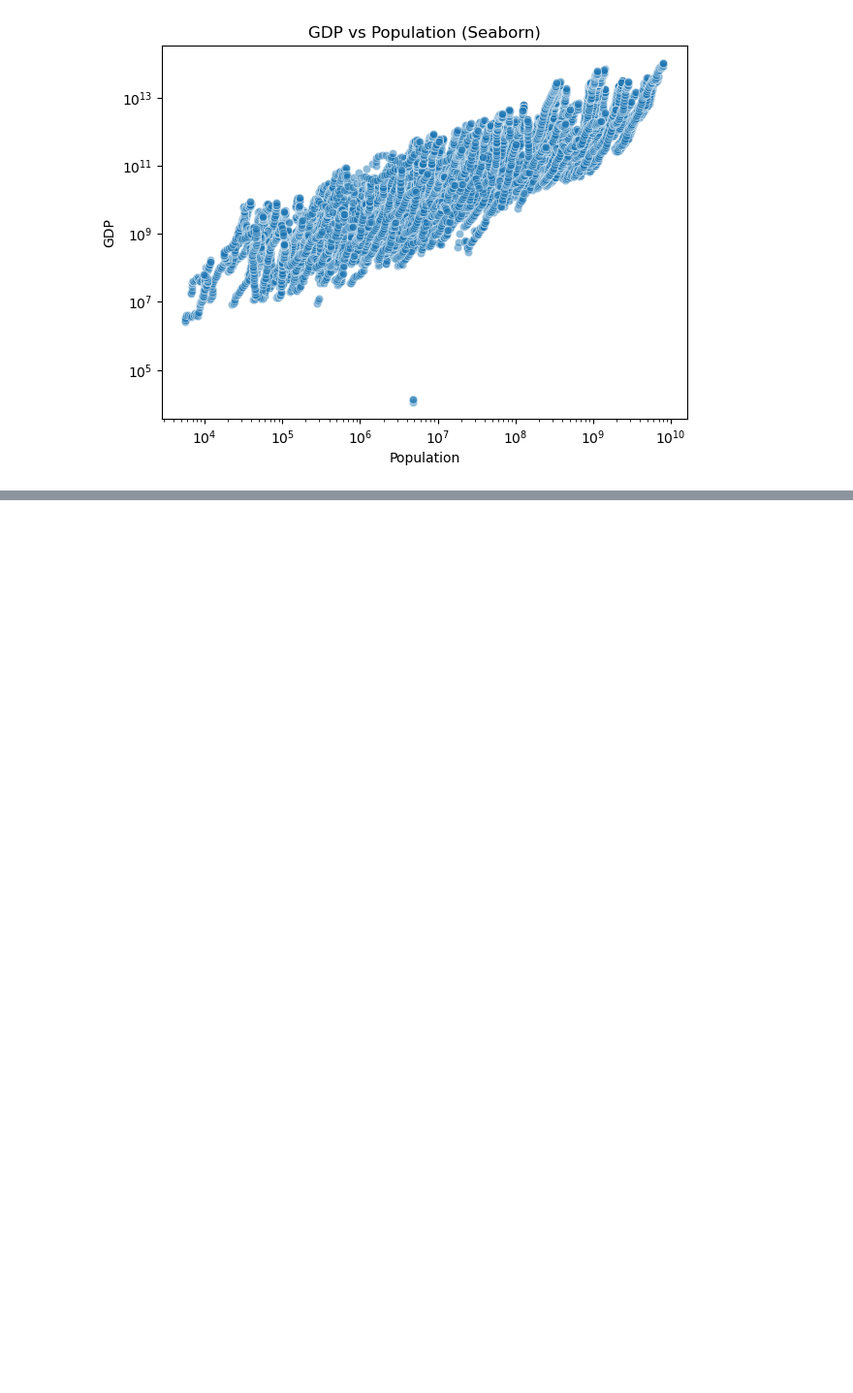
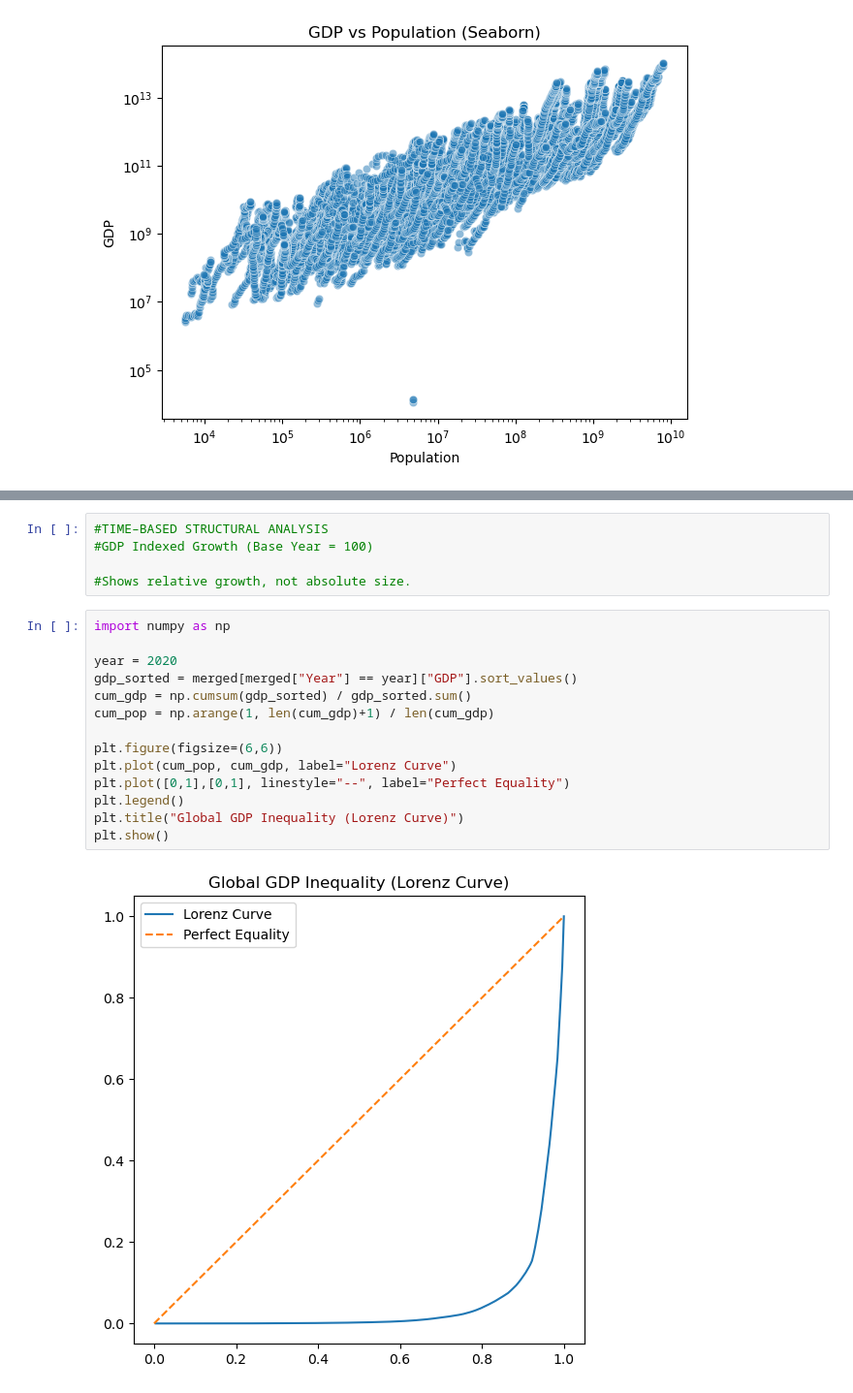
Before and after one commit to mca-lab/neemabartibigdata, a Jupyter notebook: analysis.ipynb, the cells around one changed output, grey strips where cells are left out. Shown: that part at 97% size. Drawn from its saved outputs; the diff is of its cells as text; blank space fills up the shorter version.

```diff
--- a/analysis.ipynb
+++ b/analysis.ipynb
@@ -199,0 +188,21 @@ fig.show()
+# %%
+#TIME–BASED STRUCTURAL ANALYSIS
+#GDP Indexed Growth (Base Year = 100)
+
+#Shows relative growth, not absolute size.
+# %%
+import numpy as np
+
+year = 2020
+gdp_sorted = merged[merged["Year"] == year]["GDP"].sort_values()
+cum_gdp = np.cumsum(gdp_sorted) / gdp_sorted.sum()
+cum_pop = np.arange(1, len(cum_gdp)+1) / len(cum_gdp)
+
+plt.figure(figsize=(6,6))
+plt.plot(cum_pop, cum_gdp, label="Lorenz Curve")
+plt.plot([0,1],[0,1], linestyle="--", label="Perfect Equality")
+plt.legend()
+plt.title("Global GDP Inequality (Lorenz Curve)")
+plt.show()
+# %% [output]
+[figure, added]
```
Also changed, not shown: parts of 10 cells of this notebook.
